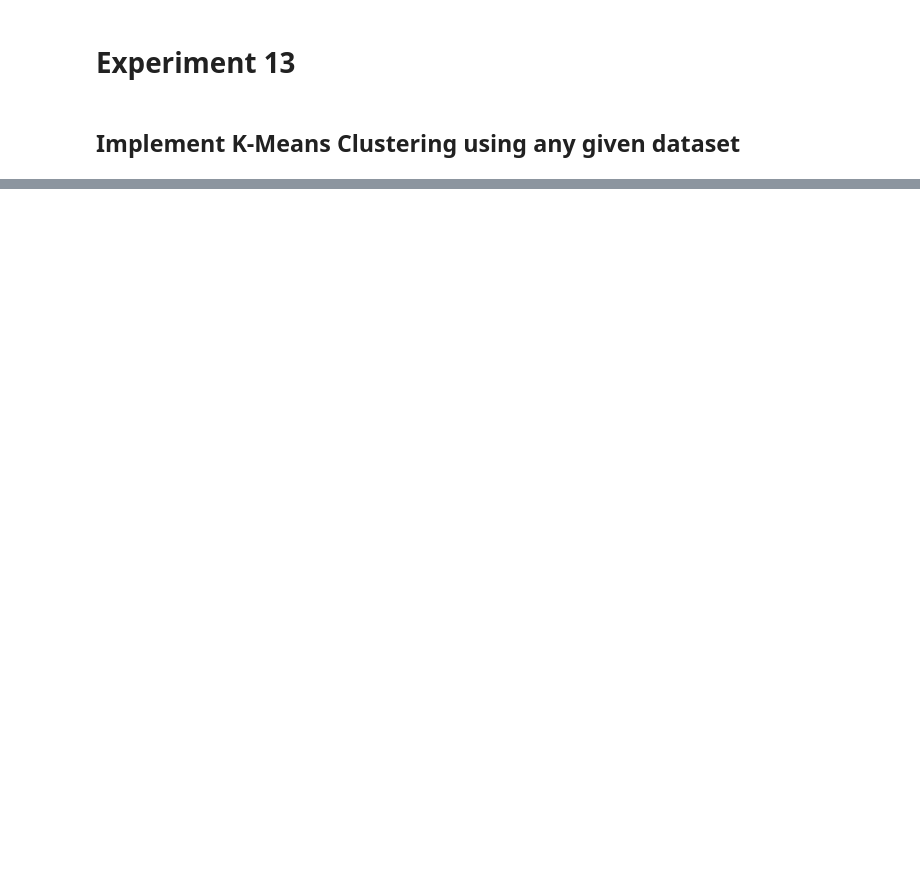
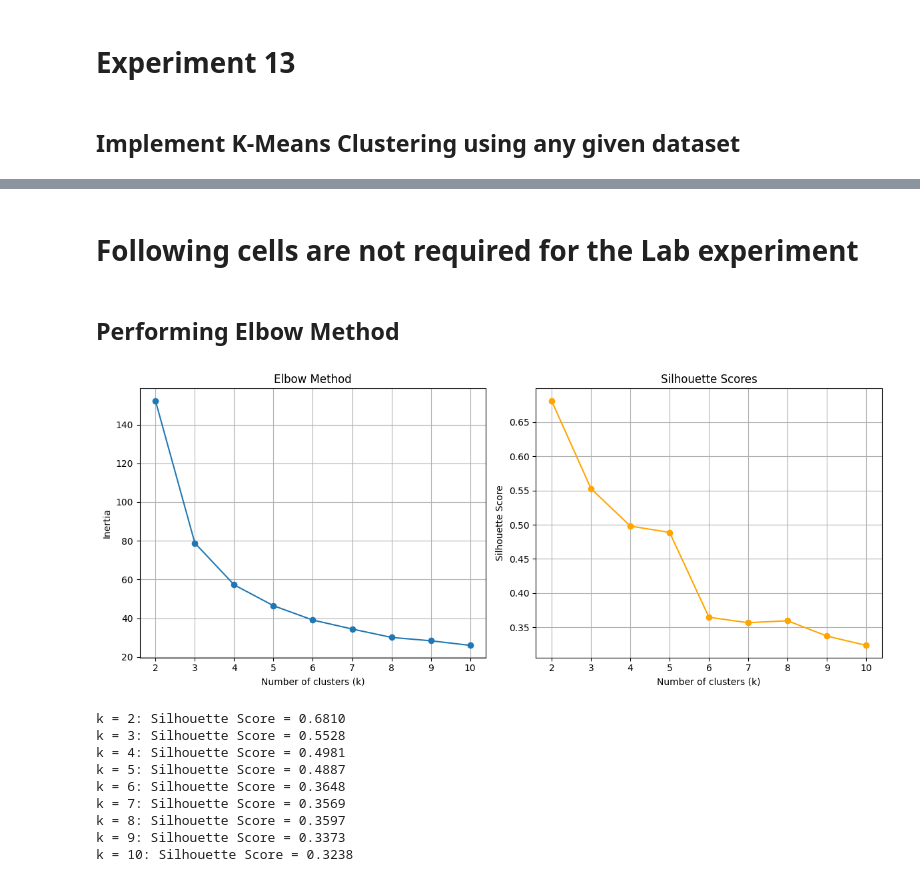
Before and after one commit to venkideshVenu/S5-KTU-Python-and-Machine-Learining-Lab, a Jupyter notebook: 13 K_Means_Clustering.ipynb, the cells around one changed output, grey strips where cells are left out. Saved outputs shown, nothing was run; the diff lists cells and outputs as text; code cells hidden in the pictures; blank space fills up the shorter version.

Commit message:
modified experiment 13

```diff
--- a/13 K_Means_Clustering.ipynb
+++ b/13 K_Means_Clustering.ipynb
@@ -72,0 +49,65 @@ plt.show()
+# %% [markdown]
+# Following cells are not required for the Lab experiment
+# %% [markdown]
+## Performing Elbow Method
+# %%
+import matplotlib.pyplot as plt
+from sklearn.cluster import KMeans
+from sklearn import datasets
+from sklearn.metrics import silhouette_score
+
+# Load the iris dataset
+iris = datasets.load_iris()
+X = iris.data
+
+# Initialize lists to store inertia and silhouette scores
+inertia = []
+silhouette_scores = []
+k_values = range(2, 11)  # Test k values from 2 to 10
+
+for k in k_values:
+    kmeans = KMeans(n_clusters=k,n_init=10, random_state=0)
+    kmeans.fit(X)
+
+    # Append inertia and silhouette score
+    inertia.append(kmeans.inertia_)
+    silhouette_scores.append(silhouette_score(X, kmeans.labels_))
+
+# Plotting the elbow method
+plt.figure(figsize=(12, 5))
+
+# Inertia plot
+plt.subplot(1, 2, 1)
+plt.plot(k_values, inertia, marker='o')
+plt.title('Elbow Method')
+plt.xlabel('Number of clusters (k)')
+plt.ylabel('Inertia')
+plt.xticks(k_values)
+plt.grid()
+
+# Silhouette score plot
+plt.subplot(1, 2, 2)
+plt.plot(k_values, silhouette_scores, marker='o', color='orange')
+plt.title('Silhouette Scores')
+plt.xlabel('Number of clusters (k)')
+plt.ylabel('Silhouette Score')
+plt.xticks(k_values)
+plt.grid()
+
+plt.tight_layout()
+plt.show()
+
+# Print performance measures
+for k, score in zip(k_values, silhouette_scores):
+    print(f'k = {k}: Silhouette Score = {score:.4f}')
+# %% [output]
+[figure, added]
+k = 2: Silhouette Score = 0.6810
+k = 3: Silhouette Score = 0.5528
+k = 4: Silhouette Score = 0.4981
+k = 5: Silhouette Score = 0.4887
+k = 6: Silhouette Score = 0.3648
+k = 7: Silhouette Score = 0.3569
+k = 8: Silhouette Score = 0.3597
+k = 9: Silhouette Score = 0.3373
+k = 10: Silhouette Score = 0.3238
```
Also changed, not shown: parts of 3 cells of this notebook.
